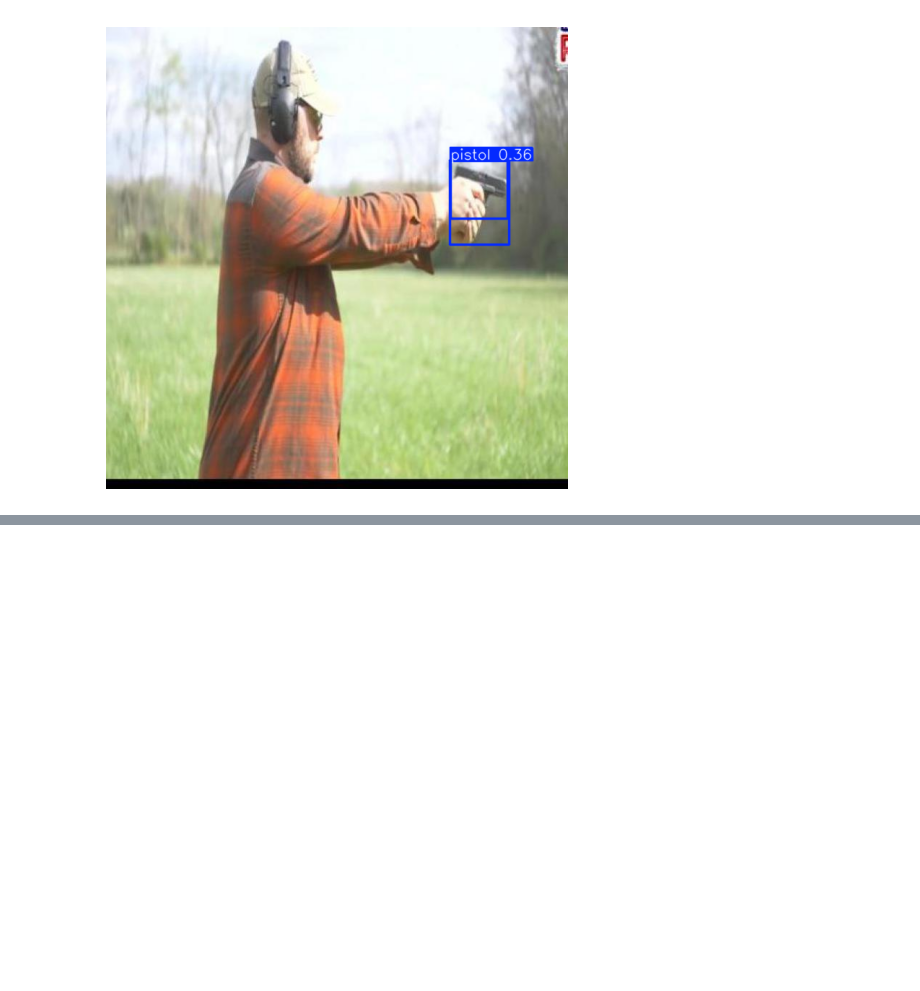
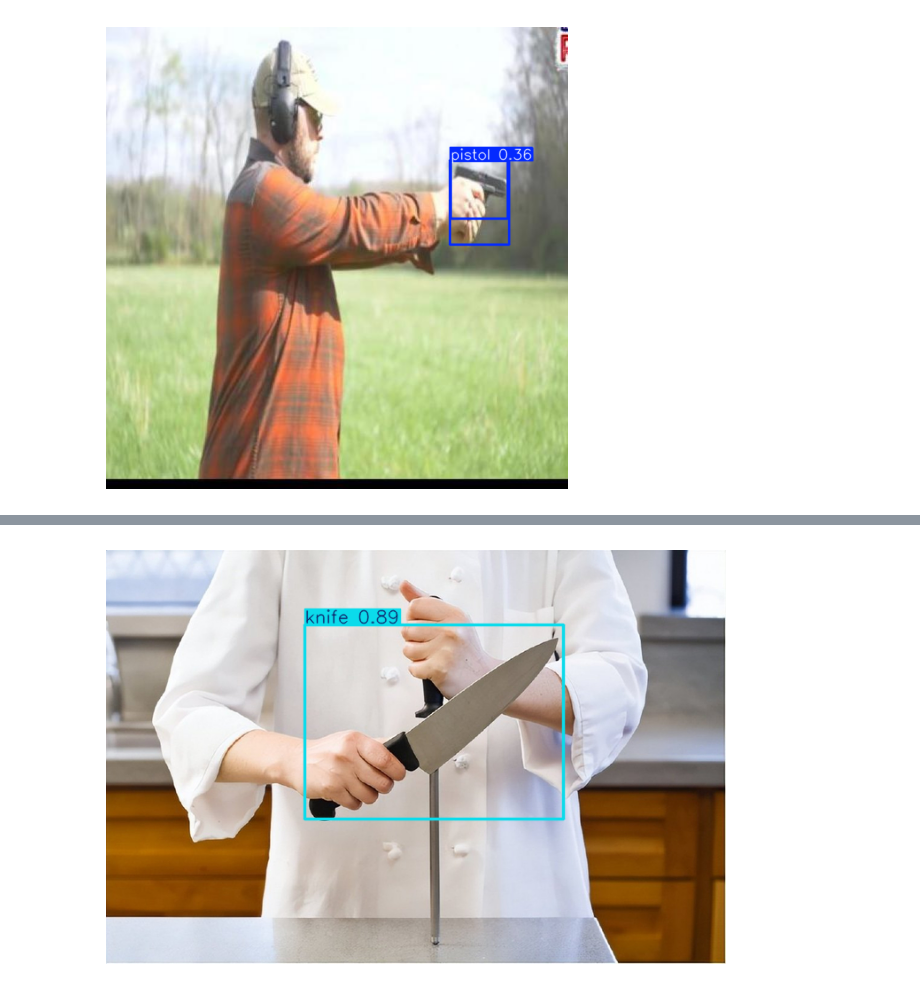
Before and after one commit to qiyuriko/ICT304-Tutorial2-YOLO-Weapon-Detection, a Jupyter notebook: ICT304_Tutorial2_Q3_YOLO.ipynb, the cells around one changed output, grey strips where cells are left out. Drawn from its saved outputs; the diff is of its cells as text; code cells hidden in the pictures; blank space fills up the shorter version.

```diff
--- a/ICT304_Tutorial2_Q3_YOLO.ipynb
+++ b/ICT304_Tutorial2_Q3_YOLO.ipynb
@@ -170,3 +170,7 @@ for image_path in test_images:
         break
 # %% [output]
 [figure]
+# %%
+from google.colab import files
+
+uploaded = files.upload()
@@ -172,0 +180,20 @@ for image_path in test_images:
+# %%
+import os
+import matplotlib.pyplot as plt
+
+uploaded_file = list(uploaded.keys())[0]
+
+results = best_model.predict(
+    source=uploaded_file,
+    conf=0.25,
+    verbose=False
+)
+
+plotted_image = results[0].plot()
+
+plt.figure(figsize=(8, 6))
+plt.imshow(plotted_image[:, :, ::-1])
+plt.axis("off")
+plt.show()
+# %% [output]
+[figure, added]
```
Also changed, not shown: parts of 1 cell of this notebook.
